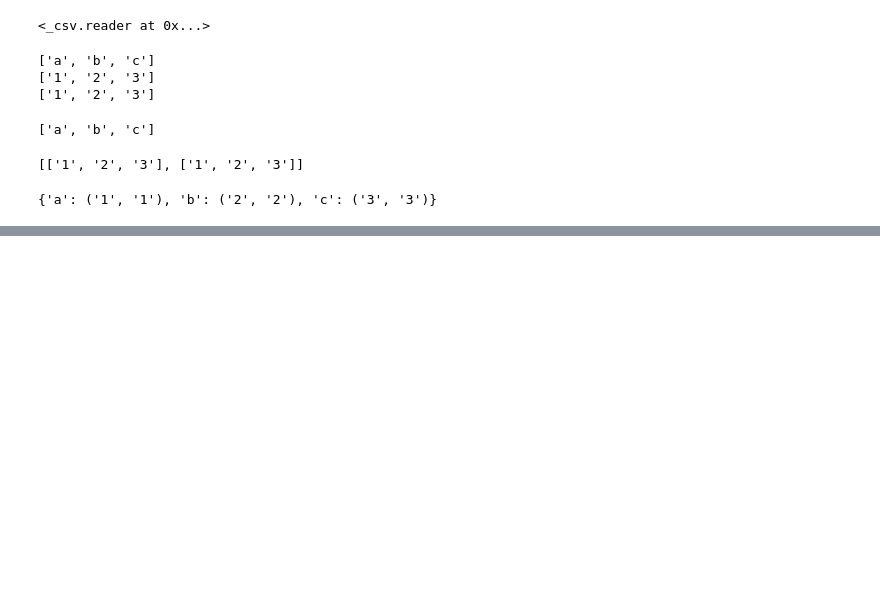
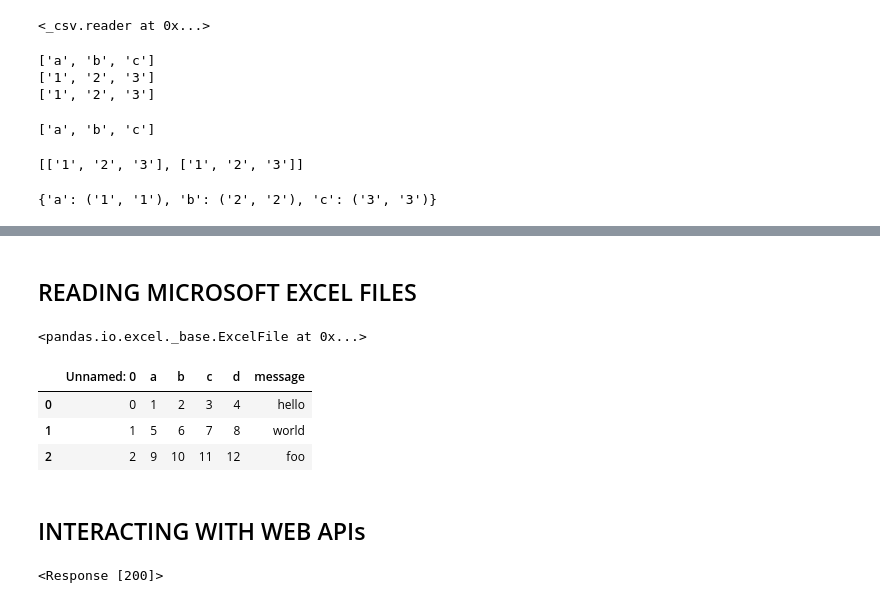
Before and after one commit to ferreiramr/livroPythonForDataAnalysis_WesMcKinney, a Jupyter notebook: chapter06_DataLoadingStorageAndFileFormats.ipynb, the cells around one changed output, grey strips where cells are left out. Saved outputs shown, nothing was run; the diff lists cells and outputs as text; code cells hidden in the pictures; blank space fills up the shorter version.

```diff
--- a/chapter06_DataLoadingStorageAndFileFormats.ipynb
+++ b/chapter06_DataLoadingStorageAndFileFormats.ipynb
@@ -307,0 +374,15 @@ reader = csv.reader(f, delimiter='|')
+# %% [markdown]
+ ## READING MICROSOFT EXCEL FILES
+# %%
+ xlsx = pd.ExcelFile('examples/ex1.xlsx')
+# %%
+xlsx
+# %% [output]
+<pandas.io.excel._base.ExcelFile at 0x...>
+# %%
+pd.read_excel(xlsx, 'Sheet1')
+# %% [output]
+|  | Unnamed: 0 | a | b | c | d | message |
+| 0 | 0 | 1 | 2 | 3 | 4 | hello |
+| 1 | 1 | 5 | 6 | 7 | 8 | world |
+| 2 | 2 | 9 | 10 | 11 | 12 | foo |
@@ -307,0 +397,2 @@ reader = csv.reader(f, delimiter='|')
+# %% [markdown]
+## INTERACTING WITH WEB APIs
@@ -307,0 +405,4 @@ reader = csv.reader(f, delimiter='|')
+# %%
+resp
+# %% [output]
+<Response [200]>
```
Also changed, not shown: parts of 50 cells of this notebook, 3 other files.
